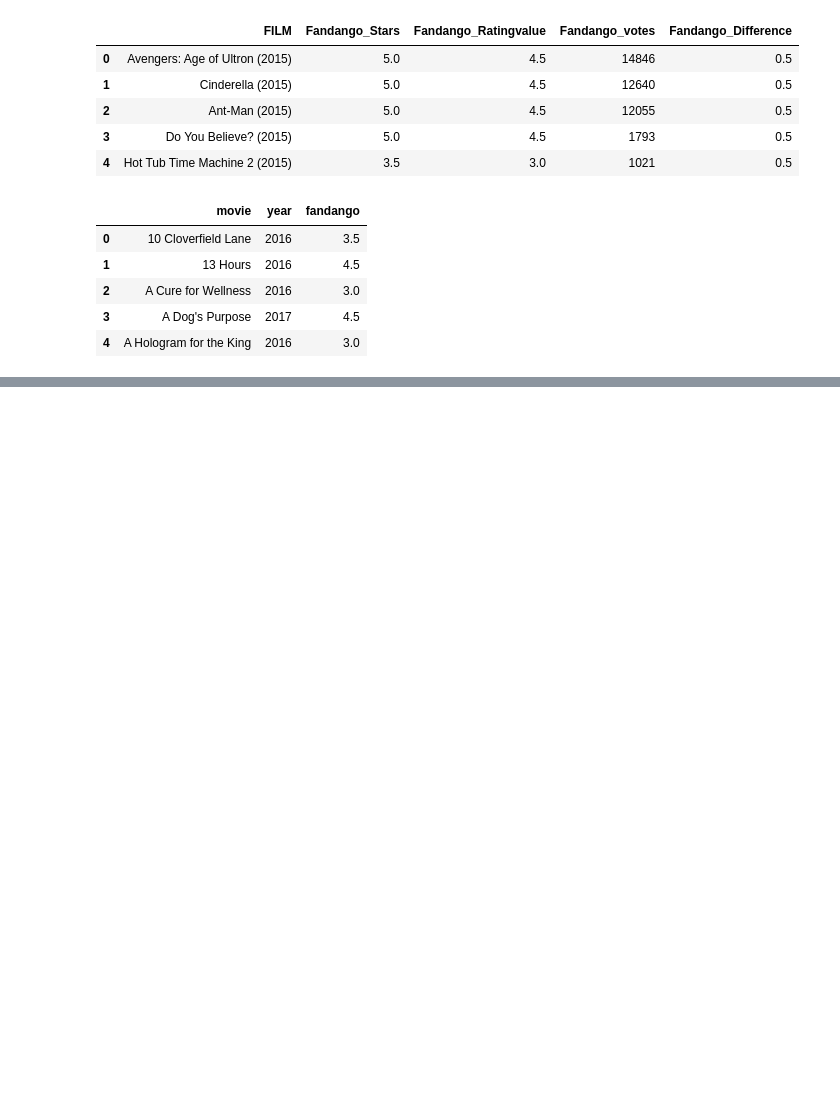
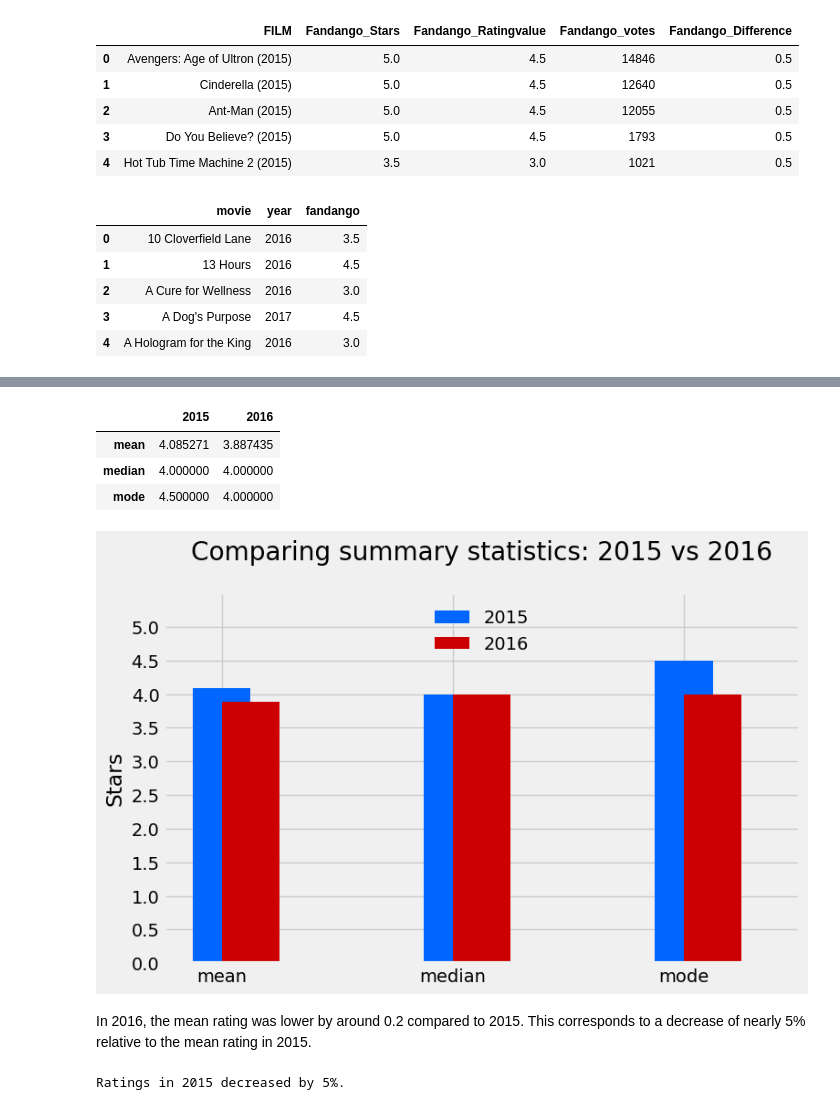
Before and after one commit to MuhammadAwon/datascience-projects, a Jupyter notebook: Projects/fandango-movie-ratings/fandango-movies.ipynb, the cells around one changed output, grey strips where cells are left out. Drawn from its saved outputs; the diff is of its cells as text; code cells hidden in the pictures; blank space fills up the shorter version.

```diff
--- a/Projects/fandango-movie-ratings/fandango-movies.ipynb
+++ b/Projects/fandango-movie-ratings/fandango-movies.ipynb
@@ -91,0 +364,42 @@ Let's define the columns used in `fandango_previous` and `fandango_after`:
+# %%
+# Fandango movies 2015
+mean_2015 = fandango_2015['Fandango_Stars'].mean()
+median_2015 = fandango_2015['Fandango_Stars'].median()
+mode_2015 = fandango_2015['Fandango_Stars'].mode()[0] # returns series therefore, we want to extract the value at index 0
+
+# Fandango movies 2016
+mean_2016 = fandango_2016['fandango'].mean()
+median_2016 = fandango_2016['fandango'].median()
+mode_2016 = fandango_2016['fandango'].mode()[0]
+
+# Store the above values in the dataframe
+stats_df = pd.DataFrame({'2015': [mean_2015, median_2015, mode_2015],
+                         '2016': [mean_2016, median_2016, mode_2016]},
+                         index=['mean', 'median', 'mode'])
+stats_df
+# %% [output]
+|  | 2015 | 2016 |
+| mean | 4.085271 | 3.887435 |
+| median | 4.000000 | 4.000000 |
+| mode | 4.500000 | 4.000000 |
+# %%
+# Visualize the summary statistics using bar plot
+plt.figure(figsize=(8, 5))
+stats_df['2015'].plot.bar(color='#0066ff', align='center', label='2015', width=.25)
+stats_df['2016'].plot.bar(color='#cc0000', align='edge', label='2016', width=.25, rot=0)
+plt.title('Comparing summary statistics: 2015 vs 2016', y=1.07)
+plt.ylabel('Stars')
+plt.ylim(0,5.5)
+plt.yticks(np.arange(0,5.1,.5))
+plt.legend(loc='upper center', framealpha = 0)
+
+plt.show()
+# %% [output]
+[figure, added]
+# %% [markdown]
+In 2016, the mean rating was lower by around 0.2 compared to 2015. This corresponds to a decrease of nearly 5% relative to the mean rating in 2015.
+# %%
+pct_dec = (stats_df.loc['mean'][0] - stats_df.loc['mean'][1]) / stats_df.loc['mean'][0] * 100
+print(f'Ratings in 2015 decreased by {round(pct_dec)}%.')
+# %% [output]
+Ratings in 2015 decreased by 5%.
```
Also changed, not shown: parts of 31 cells of this notebook.
